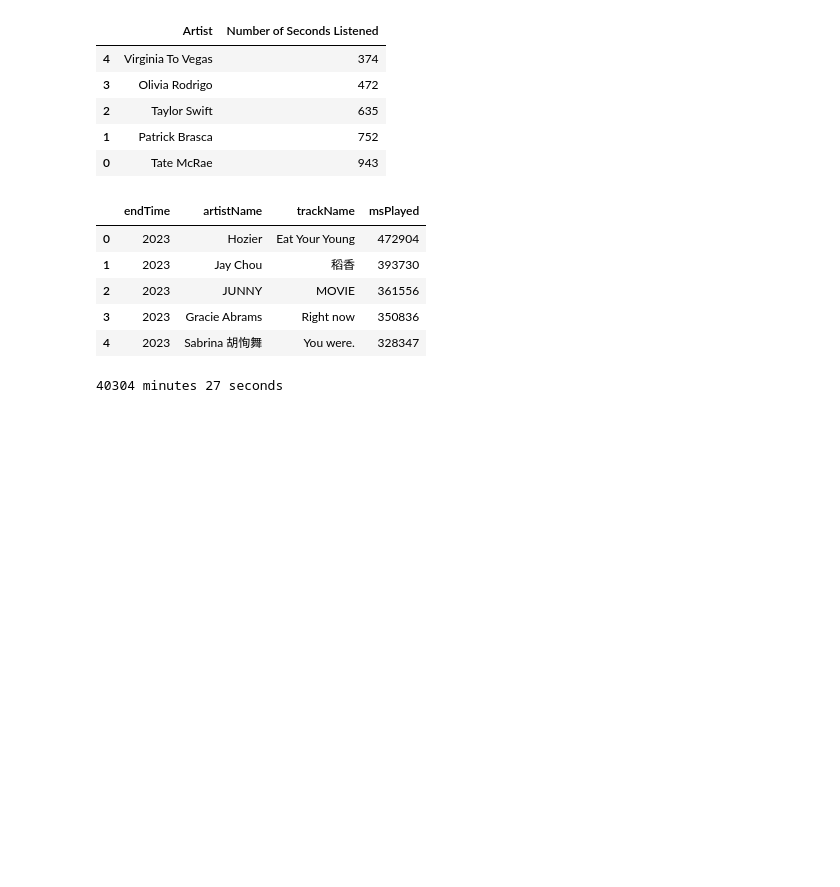
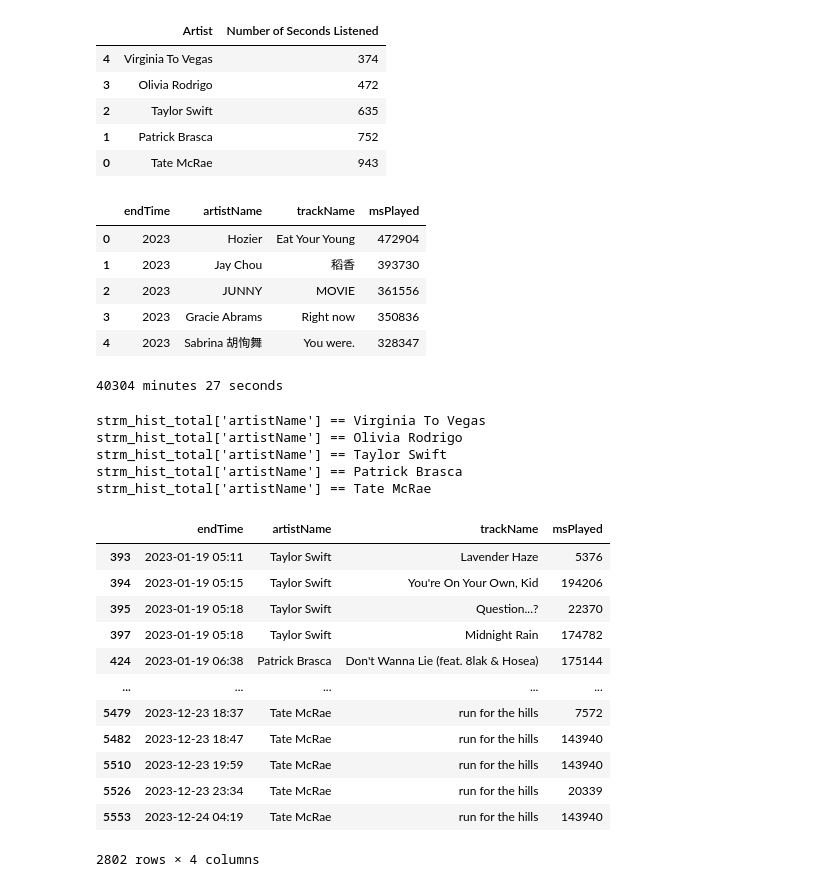
Before and after one commit to kellyhum/spotify-wrapped, a Jupyter notebook: spotify-wrapped.ipynb, the cells around one changed output. Saved outputs shown, nothing was run; the diff lists cells and outputs as text; code cells hidden in the pictures; blank space fills up the shorter version.

```diff
--- a/spotify-wrapped.ipynb
+++ b/spotify-wrapped.ipynb
@@ -143,6 +143,40 @@ total_secs = math.floor(total_milisecs/1000) # get seconds
 print(f'{math.floor(total_secs/60)} minutes {round(total_secs % 60)} seconds')
 # %% [output]
 40304 minutes 27 seconds
+# %%
+# deeper probing questions
+
+# how have my top 5 artists changed across the years? -----------------
+# pull only the top 5 artists from the *original* 2022+ dataframe
+selected_rows = []
+
+for name in top_5_artists_ascending['Artist']:
+    print(f"strm_hist_total['artistName'] == {name}")
+
+selected_rows = (strm_hist_total['artistName'] == 'Tate McRae') | (strm_hist_total['artistName'] == 'Patrick Brasca') | (strm_hist_total['artistName'] == 'Taylor Swift') | (strm_hist_total['artistName'] == 'Olivia Rodrigo') | (strm_hist_total['artistName'] == 'Virginia to Vegas')
+
+top_5_across_the_years = strm_hist_total.loc[selected_rows]
+
+top_5_across_the_years
+# %% [output]
+strm_hist_total['artistName'] == Virginia To Vegas
+strm_hist_total['artistName'] == Olivia Rodrigo
+strm_hist_total['artistName'] == Taylor Swift
+strm_hist_total['artistName'] == Patrick Brasca
+strm_hist_total['artistName'] == Tate McRae
+|  | endTime | artistName | trackName | msPlayed |
+| 393 | 2023-01-19 05:11 | Taylor Swift | Lavender Haze | 5376 |
+| 394 | 2023-01-19 05:15 | Taylor Swift | You're On Your Own, Kid | 194206 |
+| 395 | 2023-01-19 05:18 | Taylor Swift | Question...? | 22370 |
+| 397 | 2023-01-19 05:18 | Taylor Swift | Midnight Rain | 174782 |
+| 424 | 2023-01-19 06:38 | Patrick Brasca | Don't Wanna Lie (feat. 8lak & Hosea) | 175144 |
+| ... | ... | ... | ... | ... |
+| 5479 | 2023-12-23 18:37 | Tate McRae | run for the hills | 7572 |
+| 5482 | 2023-12-23 18:47 | Tate McRae | run for the hills | 143940 |
+| 5510 | 2023-12-23 19:59 | Tate McRae | run for the hills | 143940 |
+| 5526 | 2023-12-23 23:34 | Tate McRae | run for the hills | 20339 |
+| 5553 | 2023-12-24 04:19 | Tate McRae | run for the hills | 143940 |
+2802 rows × 4 columns
 # %%
 # data visualization
 import matplotlib.pyplot as plt
```
Also changed, not shown: parts of 2 cells of this notebook.
